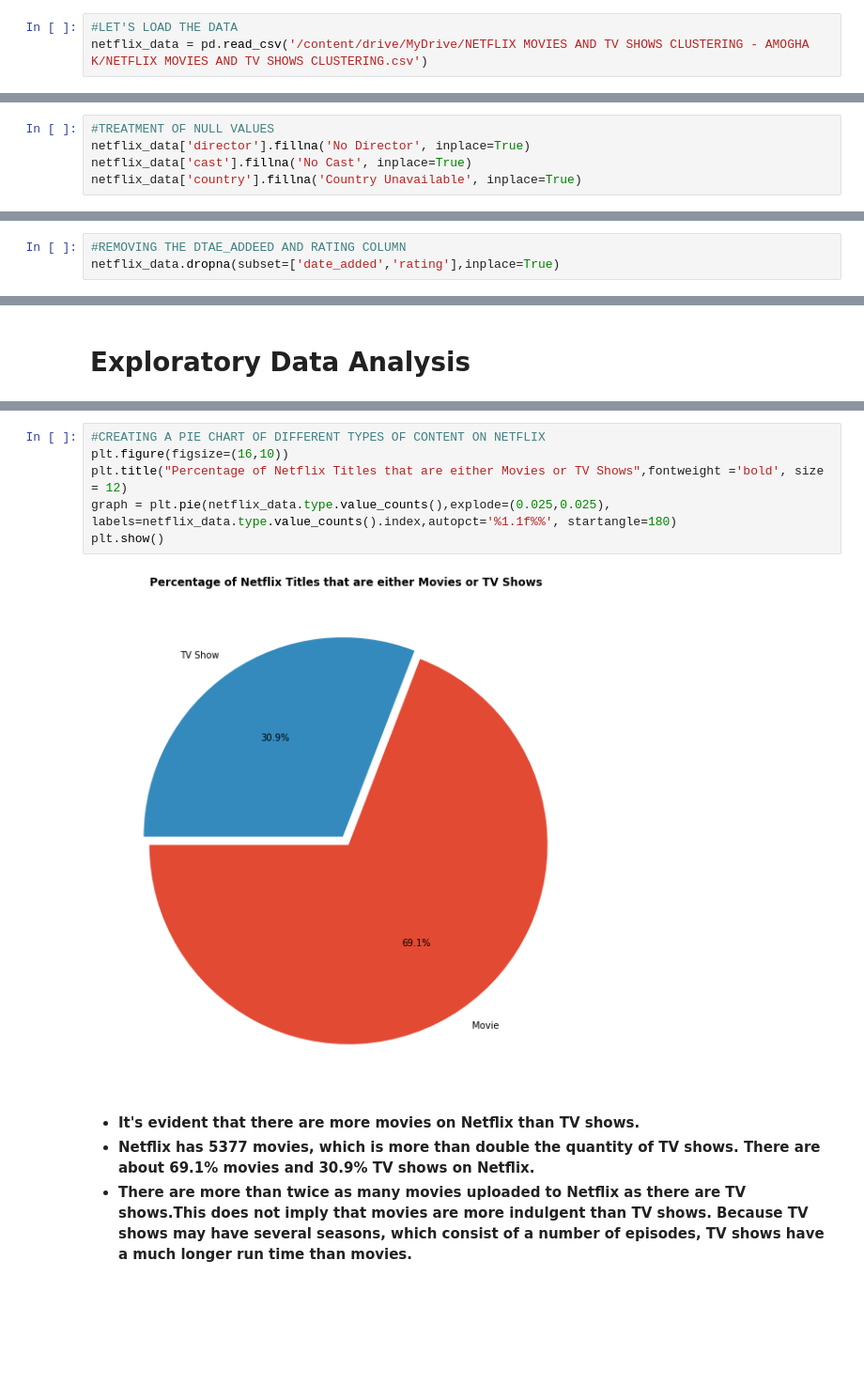
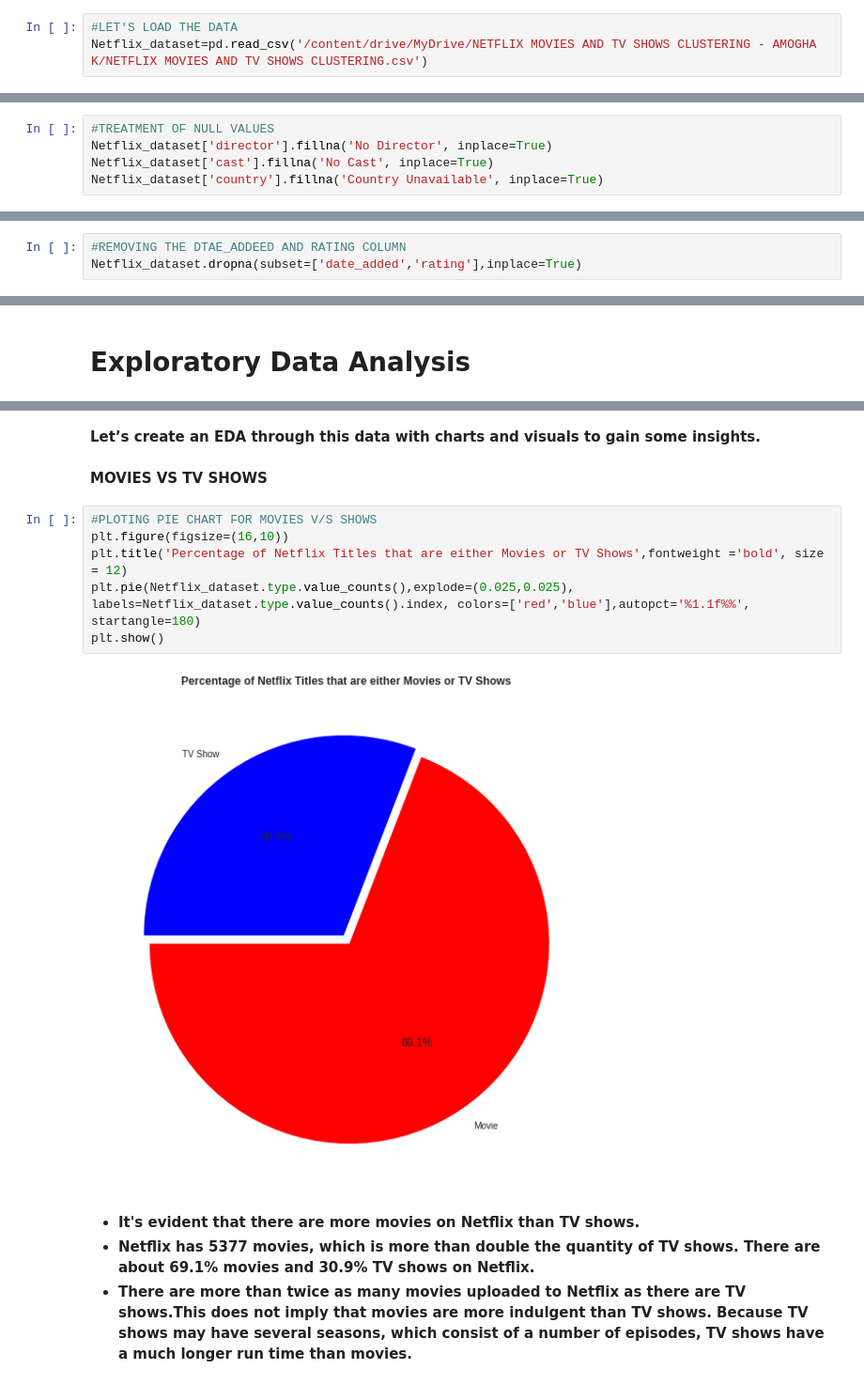
Before and after one commit to Amoghakrao/Netflix-movies-and-tv-shows-clustering, a Jupyter notebook: NETFLIX_MOVIES_AND_TV_SHOWS_CLUSTERING_AMOGHA_K.ipynb, the cells around one changed output, grey strips where cells are left out. Shown at 94% size. Drawn from its saved outputs; the diff is of its cells as text; blank space fills up the shorter version.

```diff
--- a/NETFLIX_MOVIES_AND_TV_SHOWS_CLUSTERING_AMOGHA_K.ipynb
+++ b/NETFLIX_MOVIES_AND_TV_SHOWS_CLUSTERING_AMOGHA_K.ipynb
@@ -106,4 +58,4 @@ drive.mount('/content/drive')
 Drive already mounted at /content/drive; to attempt to forcibly remount, call drive.mount("/content/drive", force_remount=True).
 # %%
 #LET'S LOAD THE DATA
-netflix_data = pd.read_csv('/content/drive/MyDrive/NETFLIX MOVIES AND TV SHOWS CLUSTERING - AMOGHA K/NETFLIX MOVIES AND TV SHOWS CLUSTERING.csv')
+Netflix_dataset=pd.read_csv('/content/drive/MyDrive/NETFLIX MOVIES AND TV SHOWS CLUSTERING - AMOGHA K/NETFLIX MOVIES AND TV SHOWS CLUSTERING.csv')
@@ -240,7 +192,7 @@ netflix_data.isnull().sum().sum()
 * **There are 3631 null values in the dataset, 2389 null values in the director column, 718 null values in the cast column, 507 null values in the country column, 10 in date_added, and 7 in rating. so we need to handle the null values.**
 # %%
 #TREATMENT OF NULL VALUES
-netflix_data['director'].fillna('No Director', inplace=True)
-netflix_data['cast'].fillna('No Cast', inplace=True)
-netflix_data['country'].fillna('Country Unavailable', inplace=True)
+Netflix_dataset['director'].fillna('No Director', inplace=True)
+Netflix_dataset['cast'].fillna('No Cast', inplace=True)
+Netflix_dataset['country'].fillna('Country Unavailable', inplace=True)
 # %% [markdown]
@@ -264,5 +216,5 @@ description      0
 dtype: int64
 # %%
 #REMOVING THE DTAE_ADDEED AND RATING COLUMN
-netflix_data.dropna(subset=['date_added','rating'],inplace=True)
+Netflix_dataset.dropna(subset=['date_added','rating'],inplace=True)
 # %% [markdown]
@@ -305,11 +261,15 @@ netflix_data[["date_added","year_added","month_added"]].head()
+# %% [markdown]
+**Let’s create an EDA through this data with charts and visuals to gain some insights.**
+# %% [markdown]
+**MOVIES VS TV SHOWS**
 # %%
-#CREATING A PIE CHART OF DIFFERENT TYPES OF CONTENT ON NETFLIX
+#PLOTING PIE CHART FOR MOVIES V/S SHOWS
 plt.figure(figsize=(16,10))
-plt.title("Percentage of Netflix Titles that are either Movies or TV Shows",fontweight ='bold', size = 12)
-graph = plt.pie(netflix_data.type.value_counts(),explode=(0.025,0.025), labels=netflix_data.type.value_counts().index,autopct='%1.1f%%', startangle=180)
+plt.title('Percentage of Netflix Titles that are either Movies or TV Shows',fontweight ='bold', size = 12)
+plt.pie(Netflix_dataset.type.value_counts(),explode=(0.025,0.025), labels=Netflix_dataset.type.value_counts().index, colors=['red','blue'],autopct='%1.1f%%', startangle=180)
 plt.show()
 # %% [output]
-[figure, old version]
+[figure, new version]
 # %% [markdown]
 * **It's evident that there are more movies on Netflix than TV shows.**
 * **Netflix has 5377 movies, which is more than double the quantity of TV shows. There are about 69.1% movies and 30.9% TV shows on Netflix.**
```
Also changed, not shown: parts of 195 cells of this notebook.
